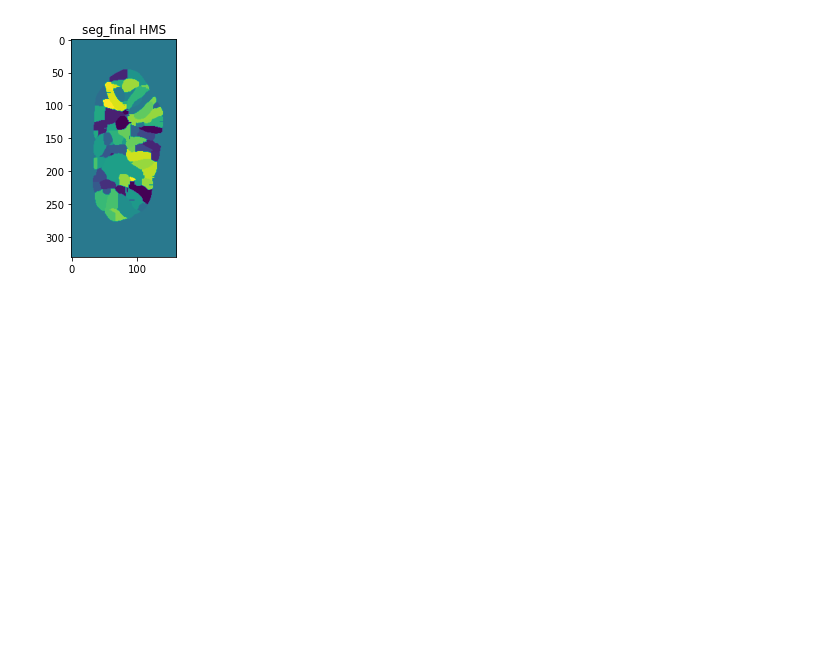
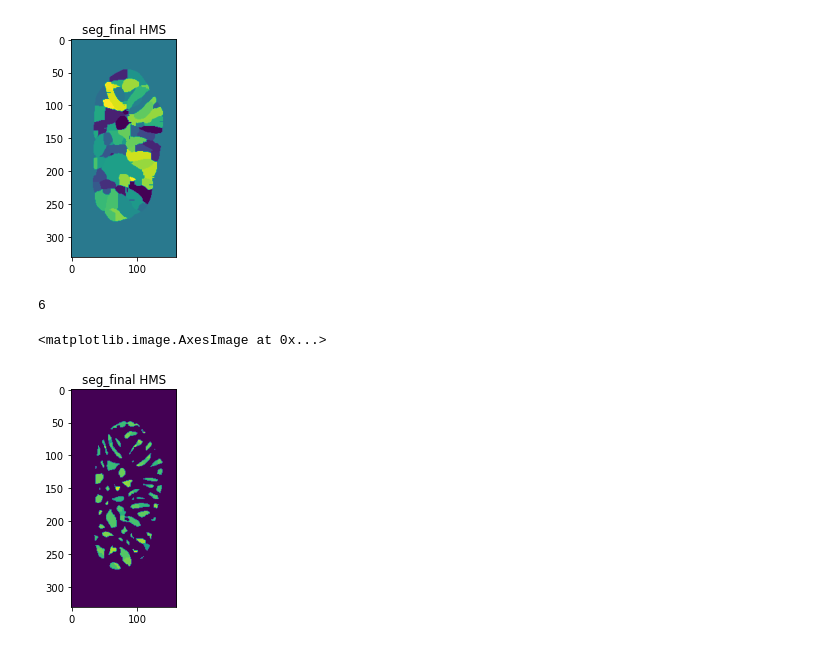
Before and after one commit to theGindar/3DCellSegMasterThesis, a Jupyter notebook: visualization/inspect_files.ipynb, the cells around one changed output. Drawn from its saved outputs; the diff is of its cells as text; code cells hidden in the pictures; blank space fills up the shorter version.

```diff
--- a/visualization/inspect_files.ipynb
+++ b/visualization/inspect_files.ipynb
@@ -36,3 +36,14 @@ plt.imshow(reassign(seg_final_HMS[N,:,:]))
 6
 <matplotlib.image.AxesImage at 0x...>
 [figure]
+# %%
+seg_final_HMS = decompress_pickle("../../masterthesis_results/HMS/edge_gated_gcn/65_seg_foreground_super_voxel_by_ws.pbz2")
+N=80
+
+plt.figure()
+plt.title("seg_foreground_supervoxel_by_ws HMS")
+plt.imshow(reassign(seg_final_HMS[N,:,:]))
+# %% [output]
+6
+<matplotlib.image.AxesImage at 0x...>
+[figure, added]
```
Also changed, not shown: parts of 5 cells of this notebook, 4 other files.
